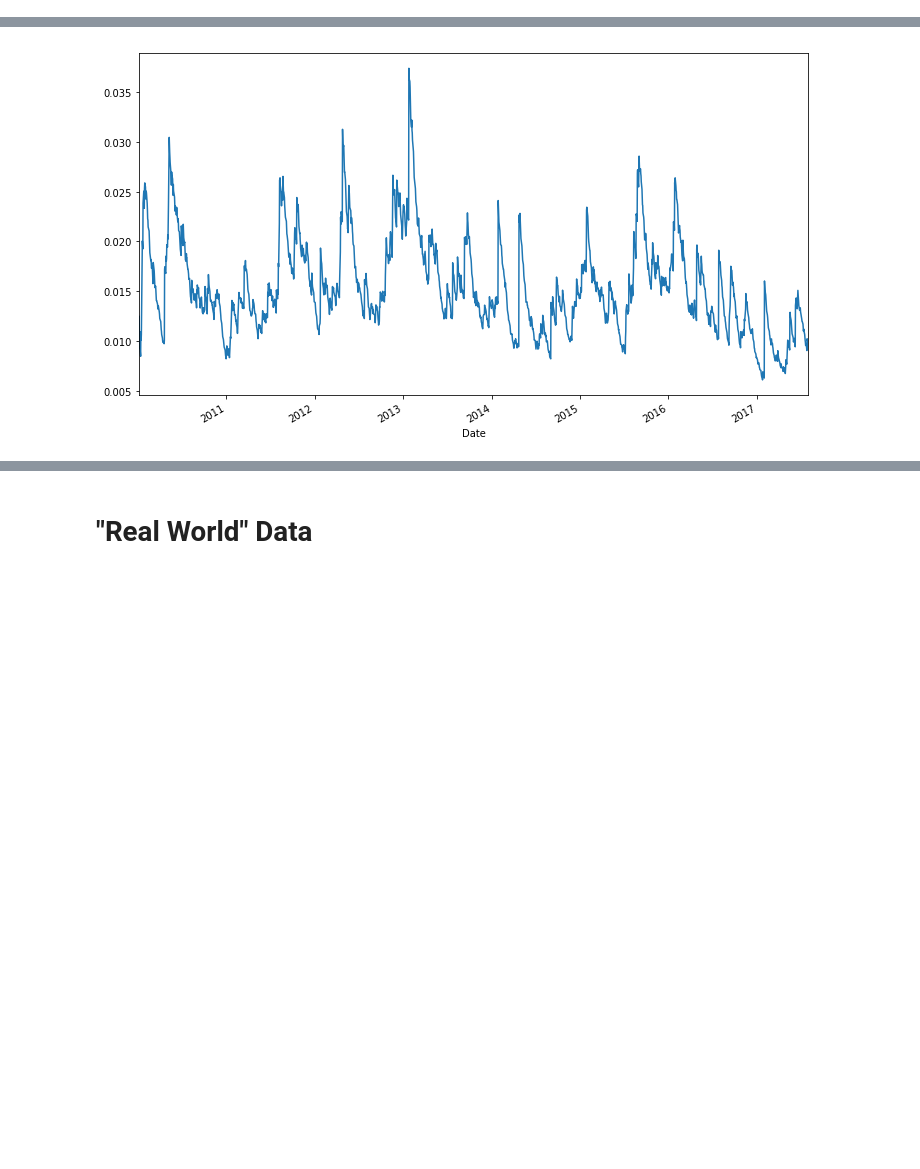
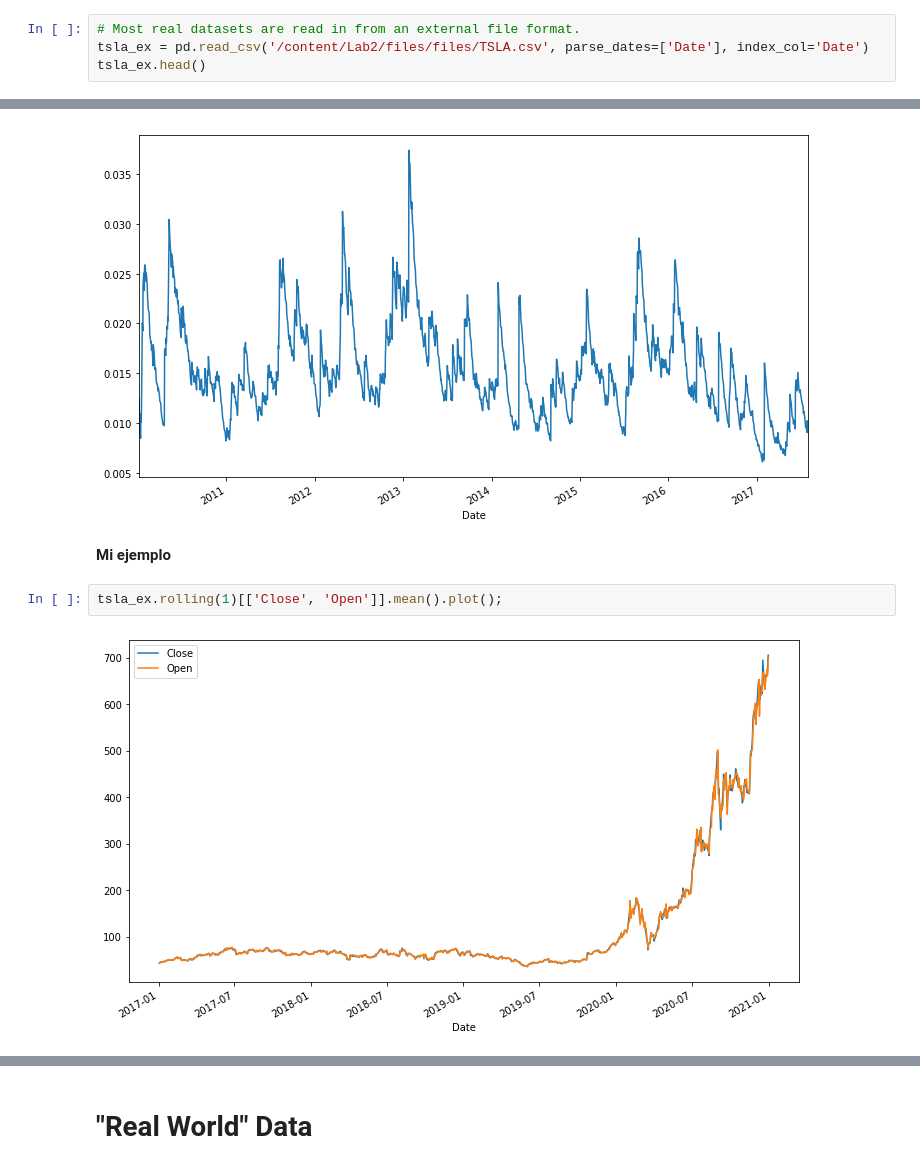
Before and after one commit to juarodriguezc/AlgorithmsUN2021I, a Jupyter notebook: Lab2/juarodriguezcscottsanderson.ipynb, the cells around one changed output, grey strips where cells are left out. Drawn from its saved outputs; the diff is of its cells as text; blank space fills up the shorter version.

```diff
--- a/Lab2/juarodriguezcscottsanderson.ipynb
+++ b/Lab2/juarodriguezcscottsanderson.ipynb
@@ -1085,0 +1710,4 @@ aapl.loc[pd.Timestamp('2010-02-01'):pd.Timestamp('2010-02-04'), ['Close', 'Volum
+# %%
+# Most real datasets are read in from an external file format.
+tsla_ex = pd.read_csv('/content/Lab2/files/files/TSLA.csv', parse_dates=['Date'], index_col='Date')
+tsla_ex.head()
@@ -1101,3 +1755,9 @@ aapl.drop('Volume', axis=1).resample('2W').max().plot();
 aapl['Close'].pct_change().ewm(span=30).std().plot();
 # %% [output]
 [figure]
+# %% [markdown]
+**Mi ejemplo**
+# %%
+tsla_ex.rolling(1)[['Close', 'Open']].mean().plot();
+# %% [output]
+[figure, added]
```
Also changed, not shown: parts of 121 cells of this notebook.
